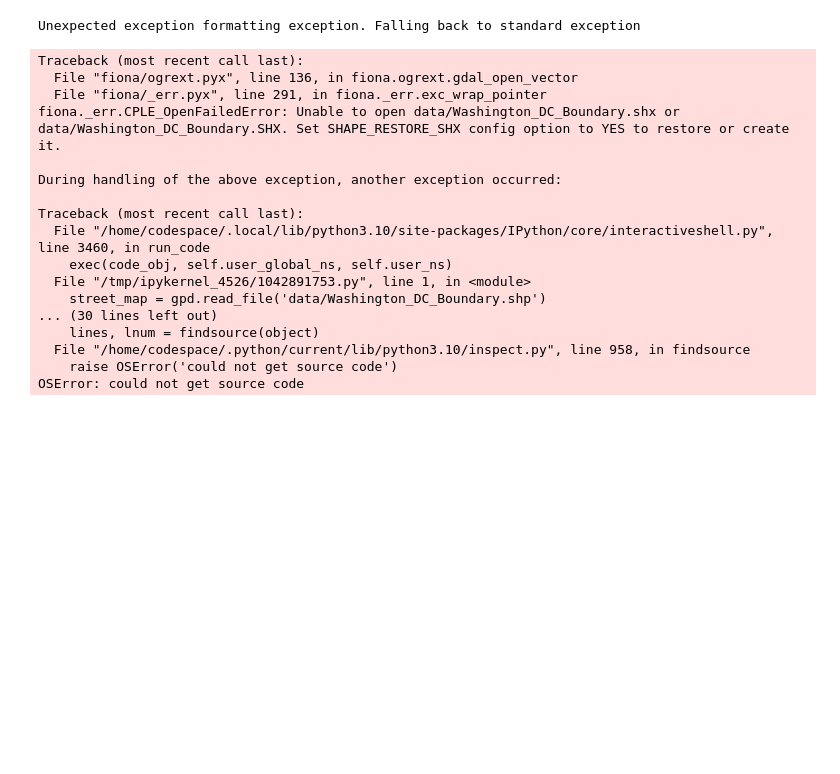
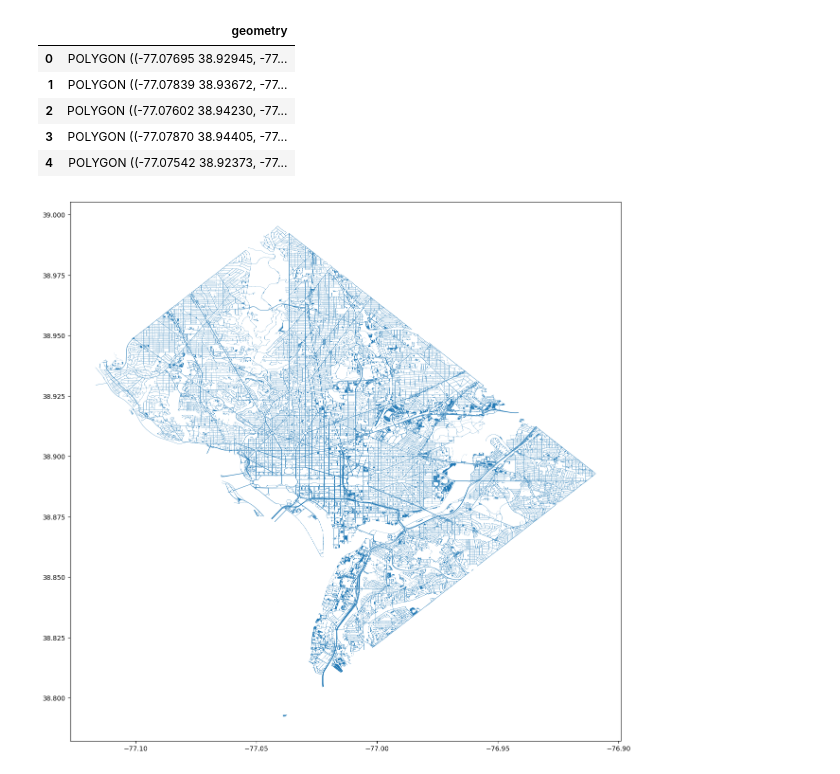
Before and after one commit to alexisf125/TreeData, a Jupyter notebook: plotting.ipynb, the cells around one changed output. Cells and saved outputs as stored; diff of their text form; code cells hidden in the pictures; blank space fills up the shorter version.

```diff
--- a/plotting.ipynb
+++ b/plotting.ipynb
@@ -5,26 +5,16 @@ import descartes
 import geopandas as gpd
 from shapely.geometry import Point, Polygon
 # %%
-street_map = gpd.read_file('data/Washington_DC_Boundary.shp')
+street_map = gpd.read_file('data/Roads.shp')
 fig, ax = plt.subplots(figsize=(15,15))
 street_map.plot(ax=ax)
+street_map.head()
 # %% [output]
-Unexpected exception formatting exception. Falling back to standard exception
-Traceback (most recent call last):
-  File "fiona/ogrext.pyx", line 136, in fiona.ogrext.gdal_open_vector
-  File "fiona/_err.pyx", line 291, in fiona._err.exc_wrap_pointer
-fiona._err.CPLE_OpenFailedError: Unable to open data/Washington_DC_Boundary.shx or data/Washington_DC_Boundary.SHX. Set SHAPE_RESTORE_SHX config option to YES to restore or create it.
-
-During handling of the above exception, another exception occurred:
-
-Traceback (most recent call last):
-  File "/home/codespace/.local/lib/python3.10/site-packages/IPython/core/interactiveshell.py", line 3460, in run_code
-    exec(code_obj, self.user_global_ns, self.user_ns)
-  File "/tmp/ipykernel_4526/1042891753.py", line 1, in <module>
-    street_map = gpd.read_file('data/Washington_DC_Boundary.shp')
-... (30 lines left out)
-    lines, lnum = findsource(object)
-  File "/home/codespace/.python/current/lib/python3.10/inspect.py", line 958, in findsource
-    raise OSError('could not get source code')
-OSError: could not get source code
+|  | geometry |
+| 0 | POLYGON ((-77.07695 38.92945, -77... |
+| 1 | POLYGON ((-77.07839 38.93672, -77... |
+| 2 | POLYGON ((-77.07602 38.94230, -77... |
+| 3 | POLYGON ((-77.07870 38.94405, -77... |
+| 4 | POLYGON ((-77.07542 38.92373, -77... |
+[figure, added]
 # %%
```
Also changed, not shown: parts of 3 cells of this notebook, 5 other files.
